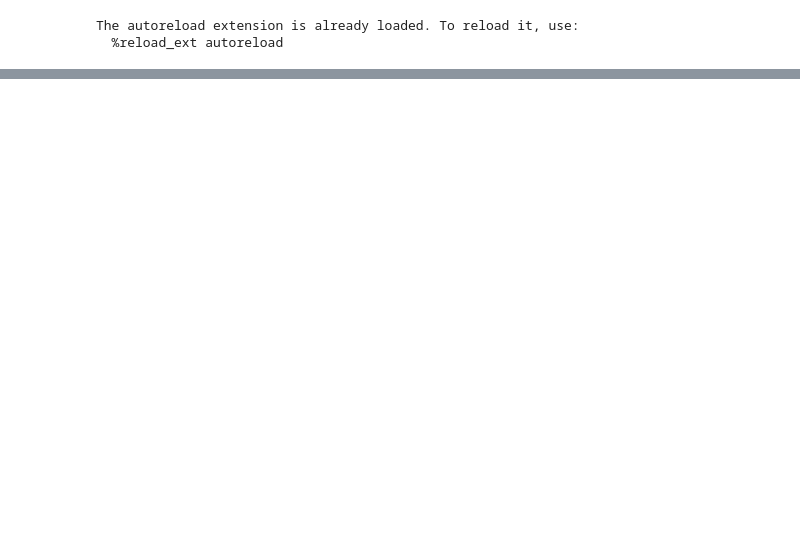
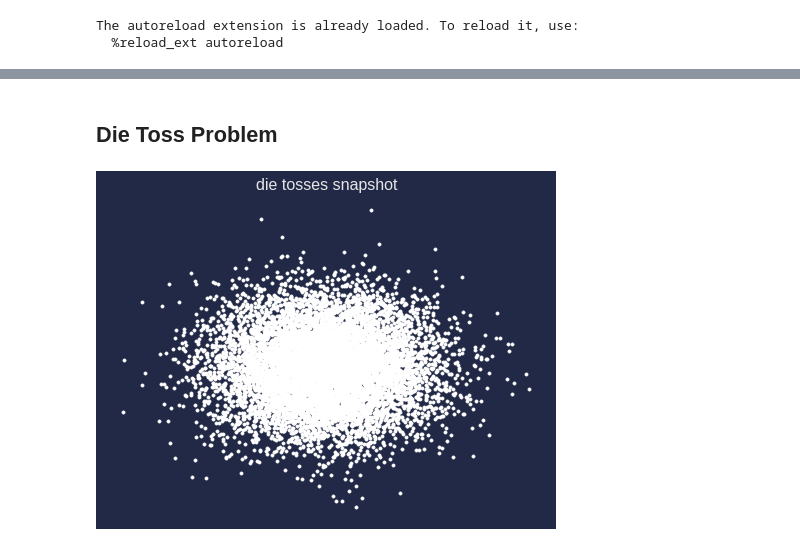
Before and after one commit to NicoleChant/MaximumEntropy, a Jupyter notebook: Maximum Entropy.ipynb, the cells around one changed output, grey strips where cells are left out. Cells and saved outputs as stored; diff of their text form; code cells hidden in the pictures; blank space fills up the shorter version.

```diff
--- a/Maximum Entropy.ipynb
+++ b/Maximum Entropy.ipynb
@@ -31,0 +211,20 @@ iteration 3:    -0.2490454657202743     8.881784197001252e-16
+# %% [markdown]
+## Die Toss Problem
+# %%
+import seaborn as sns
+import mplcyberpunk
+data = np.random.normal(size = (10000 , 2))
+X = data[:,0]
+Y = data[:,1]
+
+with plt.style.context('cyberpunk'):
+    fig , ax = plt.subplots(nrows = 1 , ncols = 1 , figsize = (8,6))
+    sns.scatterplot(x = X, y = Y , ax = ax , color = 'white' , s = 12)
+
+    # Hide
+    ax.grid(False)
+    ax.set_xticks([])
+    ax.set_yticks([])
+    ax.set_title("die tosses snapshot" , size = 16)
+# %% [output]
+[figure, added]
```
Also changed, not shown: parts of 38 cells of this notebook.
